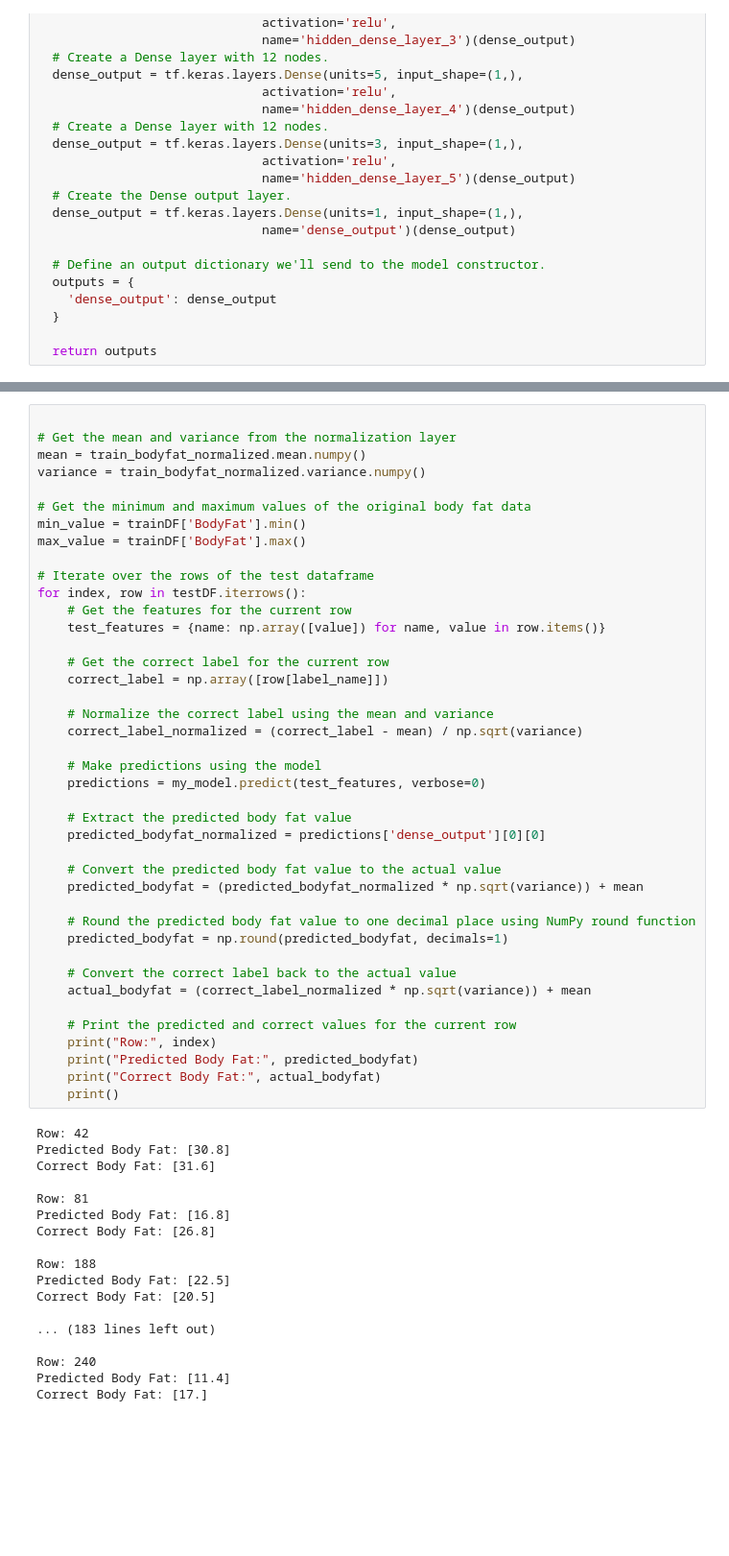
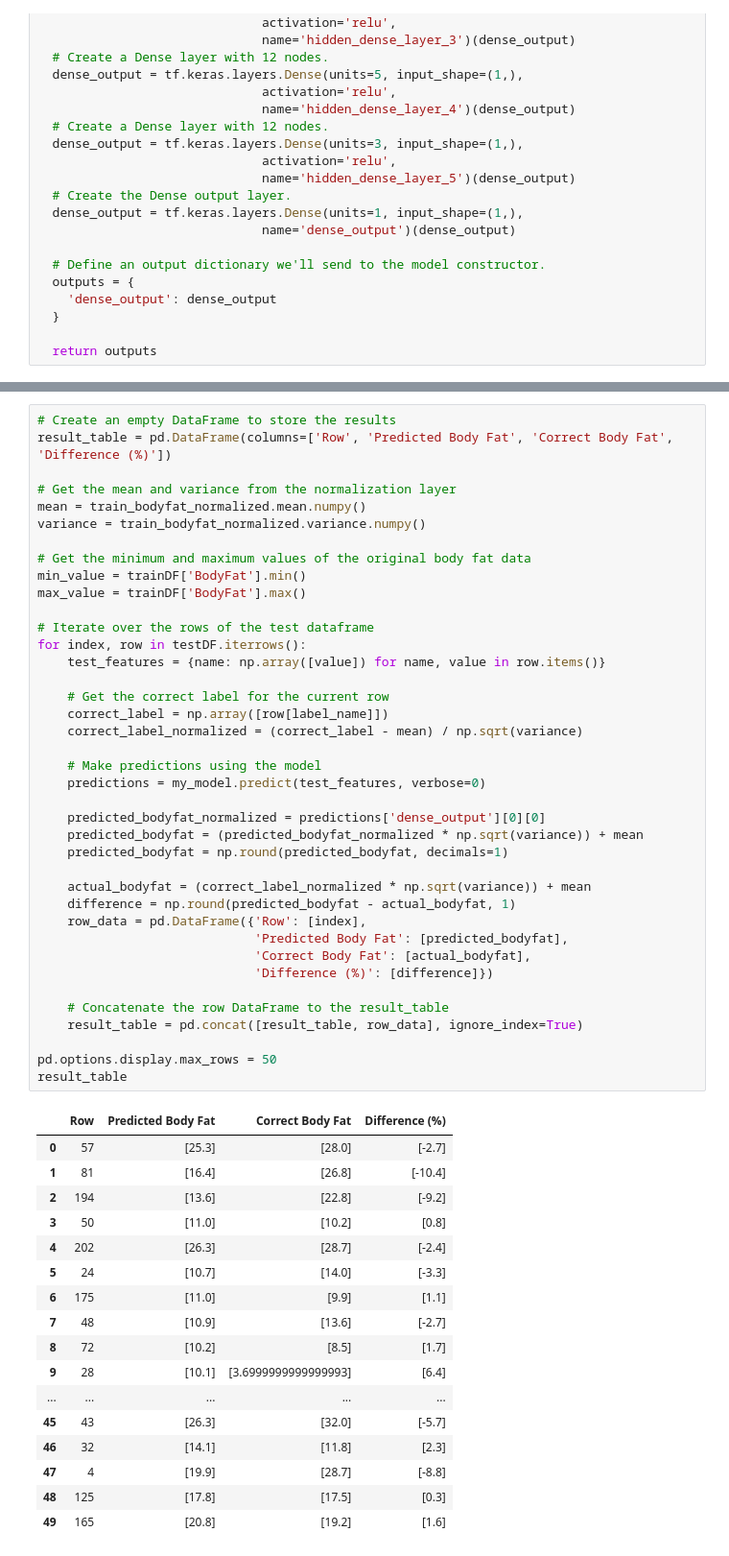
Before and after one commit to Stegi56/Body-Fat-Estimator, a Jupyter notebook: model.ipynb, the cells around one changed output, grey strips where cells are left out. Shown at 96% size. Drawn from its saved outputs; the diff is of its cells as text; blank space fills up the shorter version.

```diff
--- a/model.ipynb
+++ b/model.ipynb
@@ -352,59 +401,57 @@ Epoch 400/400
 # %%
+# Create an empty DataFrame to store the results
+result_table = pd.DataFrame(columns=['Row', 'Predicted Body Fat', 'Correct Body Fat', 'Difference (%)'])
 
 # Get the mean and variance from the normalization layer
 mean = train_bodyfat_normalized.mean.numpy()
 variance = train_bodyfat_normalized.variance.numpy()
 
 # Get the minimum and maximum values of the original body fat data
 min_value = trainDF['BodyFat'].min()
 max_value = trainDF['BodyFat'].max()
 
 # Iterate over the rows of the test dataframe
 for index, row in testDF.iterrows():
-    # Get the features for the current row
     test_features = {name: np.array([value]) for name, value in row.items()}
 
     # Get the correct label for the current row
     correct_label = np.array([row[label_name]])
-
-    # Normalize the correct label using the mean and variance
     correct_label_normalized = (correct_label - mean) / np.sqrt(variance)
 
     # Make predictions using the model
     predictions = my_model.predict(test_features, verbose=0)
 
-    # Extract the predicted body fat value
     predicted_bodyfat_normalized = predictions['dense_output'][0][0]
-
-    # Convert the predicted body fat value to the actual value
     predicted_bodyfat = (predicted_bodyfat_normalized * np.sqrt(variance)) + mean
-
-    # Round the predicted body fat value to one decimal place using NumPy round function
     predicted_bodyfat = np.round(predicted_bodyfat, decimals=1)
 
-    # Convert the correct label back to the actual value
     actual_bodyfat = (correct_label_normalized * np.sqrt(variance)) + mean
+    difference = np.round(predicted_bodyfat - actual_bodyfat, 1)
+    row_data = pd.DataFrame({'Row': [index],
+                             'Predicted Body Fat': [predicted_bodyfat],
+                             'Correct Body Fat': [actual_bodyfat],
+                             'Difference (%)': [difference]})
 
-    # Print the predicted and correct values for the current row
-    print("Row:", index)
-    print("Predicted Body Fat:", predicted_bodyfat)
-    print("Correct Body Fat:", actual_bodyfat)
-    print()
+    # Concatenate the row DataFrame to the result_table
+    result_table = pd.concat([result_table, row_data], ignore_index=True)
+
+pd.options.display.max_rows = 50
+result_table
 # %% [output]
-Row: 42
-Predicted Body Fat: [30.8]
-Correct Body Fat: [31.6]
-
-Row: 81
-Predicted Body Fat: [16.8]
-Correct Body Fat: [26.8]
-
-Row: 188
-Predicted Body Fat: [22.5]
-Correct Body Fat: [20.5]
-
-... (183 lines left out)
-
-Row: 240
-Predicted Body Fat: [11.4]
-Correct Body Fat: [17.]
+|  | Row | Predicted Body Fat | Correct Body Fat | Difference (%) |
+| 0 | 57 | [25.3] | [28.0] | [-2.7] |
+| 1 | 81 | [16.4] | [26.8] | [-10.4] |
+| 2 | 194 | [13.6] | [22.8] | [-9.2] |
+| 3 | 50 | [11.0] | [10.2] | [0.8] |
+| 4 | 202 | [26.3] | [28.7] | [-2.4] |
+| 5 | 24 | [10.7] | [14.0] | [-3.3] |
+| 6 | 175 | [11.0] | [9.9] | [1.1] |
+| 7 | 48 | [10.9] | [13.6] | [-2.7] |
+| 8 | 72 | [10.2] | [8.5] | [1.7] |
+| 9 | 28 | [10.1] | [3.6999999999999993] | [6.4] |
+| ... | ... | ... | ... | ... |
+| 45 | 43 | [26.3] | [32.0] | [-5.7] |
+| 46 | 32 | [14.1] | [11.8] | [2.3] |
+| 47 | 4 | [19.9] | [28.7] | [-8.8] |
+| 48 | 125 | [17.8] | [17.5] | [0.3] |
+| 49 | 165 | [20.8] | [19.2] | [1.6] |
```
Also changed, not shown: parts of 5 cells of this notebook, 28 other files.
